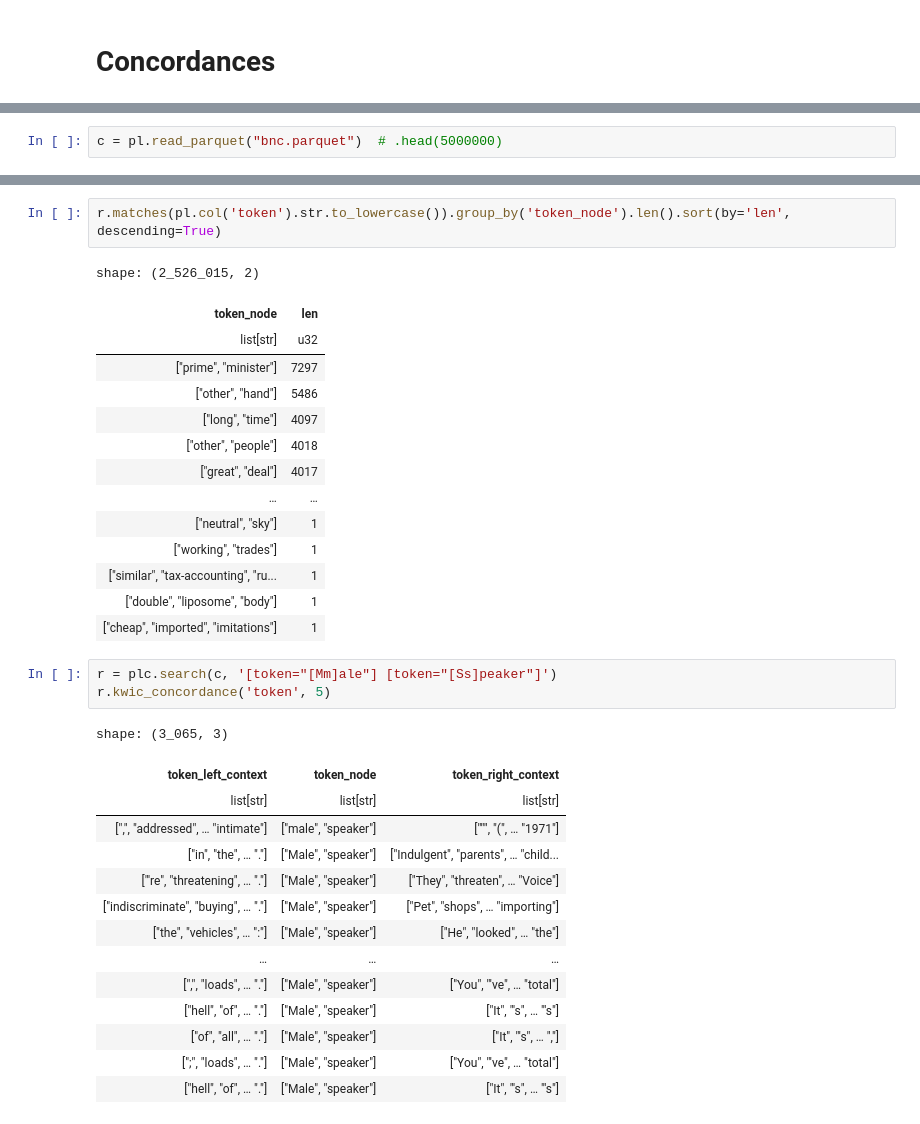
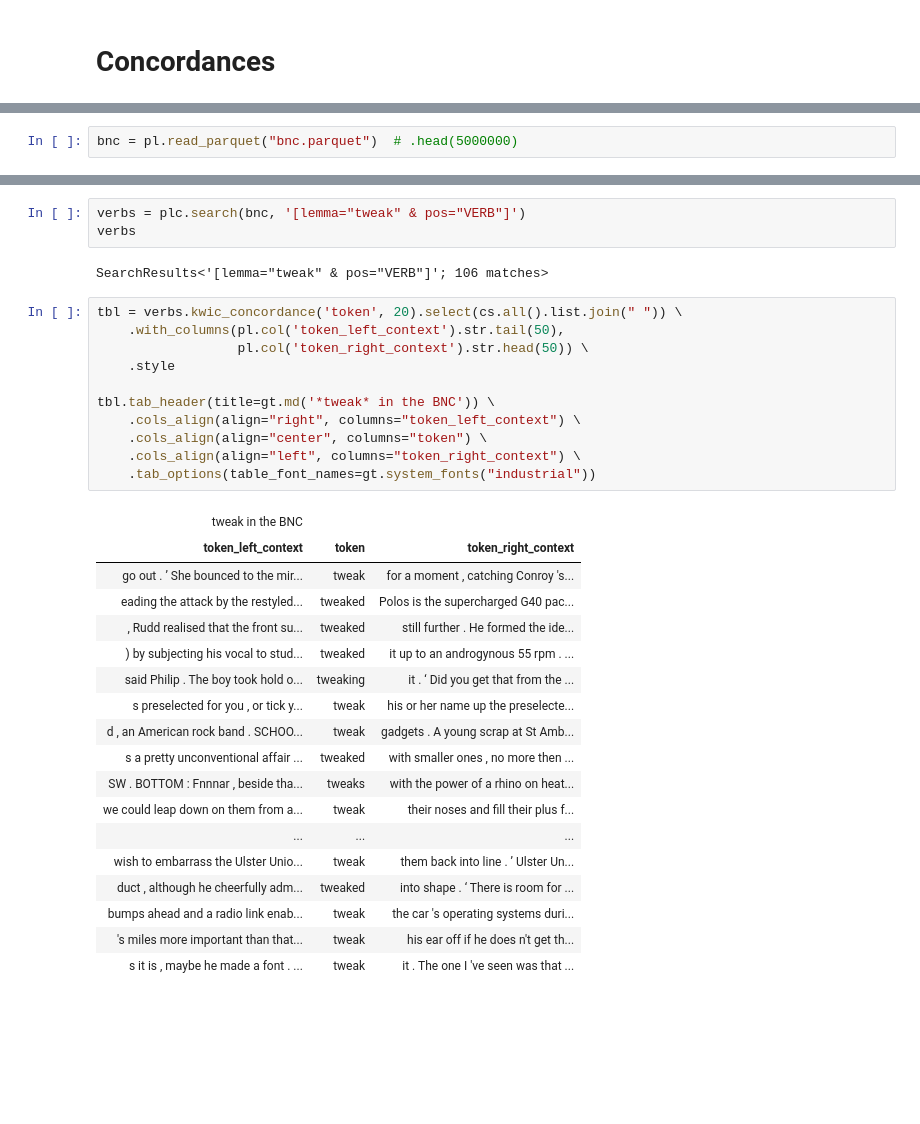
Before and after one commit to rmalouf/polars_corpus, a Jupyter notebook: examples/concordance.ipynb, the cells around one changed output, grey strips where cells are left out. Saved outputs shown, nothing was run; the diff lists cells and outputs as text; blank space fills up the shorter version.

Commit message:
first pass at sentence concordances

```diff
--- a/examples/concordance.ipynb
+++ b/examples/concordance.ipynb
@@ -12,3 +13,3 @@ import polars_corpus as plc
 # %%
-c = pl.read_parquet("bnc.parquet")  # .head(5000000)
+bnc = pl.read_parquet("bnc.parquet")  # .head(5000000)
 # %%
@@ -36,35 +36,35 @@ shape: (6_236_829, 3)
 # %%
-r.matches(pl.col('token').str.to_lowercase()).group_by('token_node').len().sort(by='len', descending=True)
+verbs = plc.search(bnc, '[lemma="tweak" & pos="VERB"]')
+verbs
 # %% [output]
-shape: (2_526_015, 2)
+SearchResults<'[lemma="tweak" & pos="VERB"]'; 106 matches>
-| token_node | len |
-| list[str] | u32 |
-| ["prime", "minister"] | 7297 |
-| ["other", "hand"] | 5486 |
-| ["long", "time"] | 4097 |
-| ["other", "people"] | 4018 |
-| ["great", "deal"] | 4017 |
-| … | … |
-| ["neutral", "sky"] | 1 |
-| ["working", "trades"] | 1 |
-| ["similar", "tax-accounting", "ru... | 1 |
-| ["double", "liposome", "body"] | 1 |
-| ["cheap", "imported", "imitations"] | 1 |
 # %%
-r = plc.search(c, '[token="[Mm]ale"] [token="[Ss]peaker"]')
-r.kwic_concordance('token', 5)
+tbl = verbs.kwic_concordance('token', 20).select(cs.all().list.join(" ")) \
+    .with_columns(pl.col('token_left_context').str.tail(50),
+                  pl.col('token_right_context').str.head(50)) \
+    .style
+
+tbl.tab_header(title=gt.md('*tweak* in the BNC')) \
+    .cols_align(align="right", columns="token_left_context") \
+    .cols_align(align="center", columns="token") \
+    .cols_align(align="left", columns="token_right_context") \
+    .tab_options(table_font_names=gt.system_fonts("industrial"))
 # %% [output]
-shape: (3_065, 3)
-| token_left_context | token_node | token_right_context |
-| list[str] | list[str] | list[str] |
-| [",", "addressed", … "intimate"] | ["male", "speaker"] | [""", "(", … "1971"] |
-| ["in", "the", … "."] | ["Male", "speaker"] | ["Indulgent", "parents", … "child... |
-| ["'re", "threatening", … "."] | ["Male", "speaker"] | ["They", "threaten", … "Voice"] |
-| ["indiscriminate", "buying", … "."] | ["Male", "speaker"] | ["Pet", "shops", … "importing"] |
-| ["the", "vehicles", … ":"] | ["Male", "speaker"] | ["He", "looked", … "the"] |
-| … | … | … |
-| [",", "loads", … "."] | ["Male", "speaker"] | ["You", "'ve", … "total"] |
-| ["hell", "of", … "."] | ["Male", "speaker"] | ["It", "'s", … "'s"] |
-| ["of", "all", … "."] | ["Male", "speaker"] | ["It", "'s", … ","] |
-| [";", "loads", … "."] | ["Male", "speaker"] | ["You", "'ve", … "total"] |
-| ["hell", "of", … "."] | ["Male", "speaker"] | ["It", "'s", … "'s"] |
+| tweak in the BNC |  |  |
+| token_left_context | token | token_right_context |
+| go out . ’ She bounced to the mir... | tweak | for a moment , catching Conroy 's... |
+| eading the attack by the restyled... | tweaked | Polos is the supercharged G40 pac... |
+| , Rudd realised that the front su... | tweaked | still further . He formed the ide... |
+| ) by subjecting his vocal to stud... | tweaked | it up to an androgynous 55 rpm . ... |
+| said Philip . The boy took hold o... | tweaking | it . ‘ Did you get that from the ... |
+| s preselected for you , or tick y... | tweak | his or her name up the preselecte... |
+| d , an American rock band . SCHOO... | tweak | gadgets . A young scrap at St Amb... |
+| s a pretty unconventional affair ... | tweaked | with smaller ones , no more then ... |
+| SW . BOTTOM : Fnnnar , beside tha... | tweaks | with the power of a rhino on heat... |
+| we could leap down on them from a... | tweak | their noses and fill their plus f... |
+| ... | ... | ... |
+| wish to embarrass the Ulster Unio... | tweak | them back into line . ’ Ulster Un... |
+| duct , although he cheerfully adm... | tweaked | into shape . ‘ There is room for ... |
+| bumps ahead and a radio link enab... | tweak | the car 's operating systems duri... |
+| 's miles more important than that... | tweak | his ear off if he does n't get th... |
+| s it is , maybe he made a font . ... | tweak | it . The one I 've seen was that ... |
```
Also changed, not shown: parts of 6 cells of this notebook, 8 other files.
